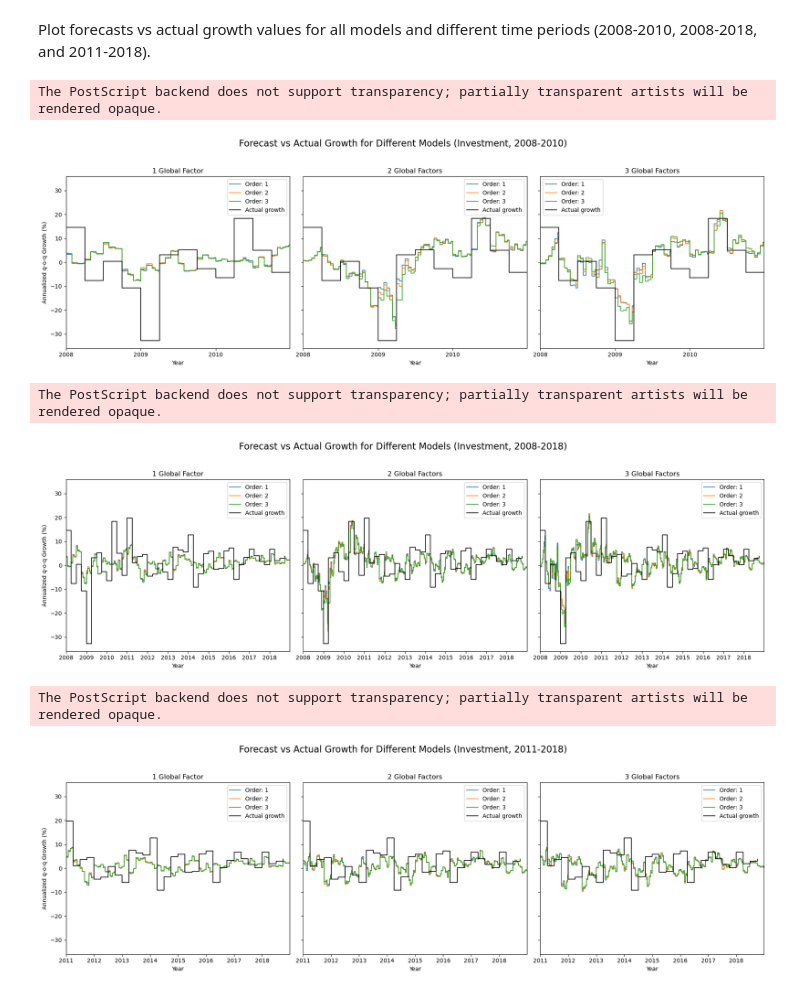
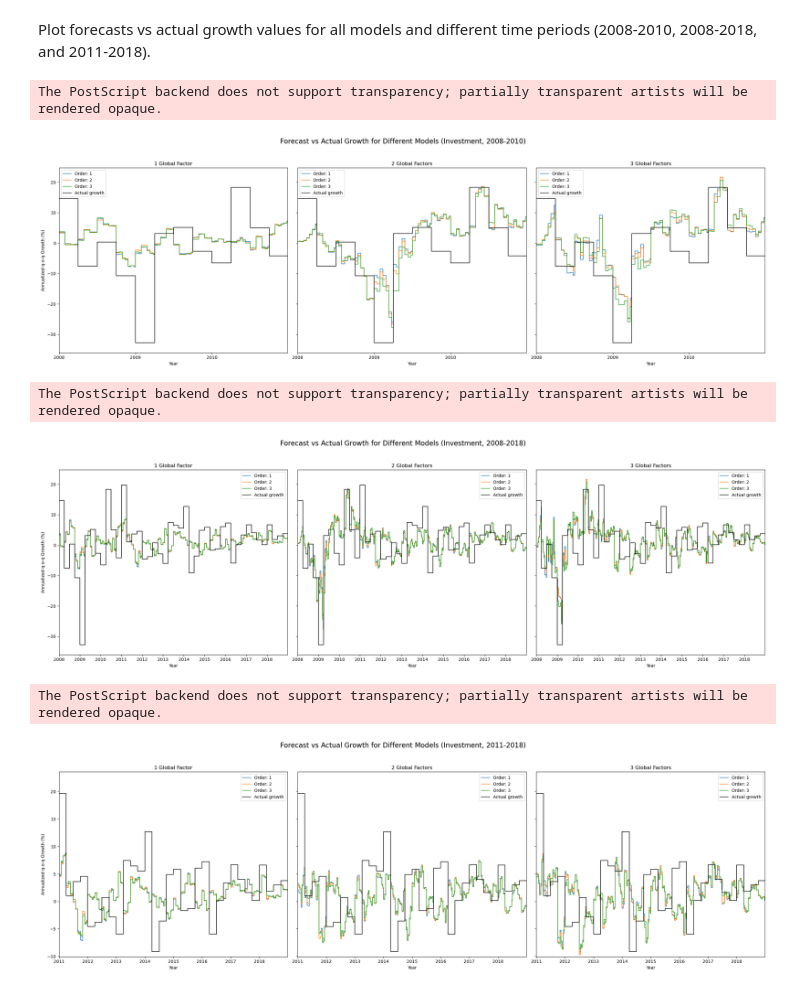
Before and after one commit to MashenkaOkuneva/nowcasting_with_text, a Jupyter notebook: dfm/experiments/DFM_hard_surveys_Global_Investment.ipynb, the cells around one changed output. Saved outputs shown, nothing was run; the diff lists cells and outputs as text; code cells hidden in the pictures.

Commit message:
Update forecast vs actual growth plots for Investment (hard+surveys).

```diff
--- a/dfm/experiments/DFM_hard_surveys_Global_Investment.ipynb
+++ b/dfm/experiments/DFM_hard_surveys_Global_Investment.ipynb
@@ -415,8 +415,18 @@ period_configs = {
 # Loop over each period configuration to create and save separate plots
 for period_label, config in period_configs.items():
 
+    # Extend the actual growth arrays so that the step function continues until the end of the x-axis
+    if period_label in ["2008-2018", "2011-2018"]:
+        x_act_extended = x_act.copy()
+        x_act_extended.append(config["xlim"][1])
+        y_act_extended = y_act.copy()
+        y_act_extended.append(y_act[-1])
+    else:
+        x_act_extended = x_act
+        y_act_extended = y_act
+
     # Create a figure with 1 row and 3 columns for the three global factor counts
-    fig, axs = plt.subplots(1, 3, figsize=(18, 6), sharey=True)
+    fig, axs = plt.subplots(1, 3, figsize=(24, 8), sharey=True)
 
     # Loop over each global factor count (1, 2, and 3)
     for i, num_factors in enumerate([1, 2, 3]):
@@ -451,34 +461,48 @@ for period_label, config in period_configs.items():
                     y_fore.append(row[col])
 
             # Plot the forecast step curve for the current order
             ax.step(x_fore, y_fore, where='post', linewidth=1.2, label=f"Order: {order}")
 
         # Plot actual growth as a step plot in each subplot
-        ax.step(x_act, y_act, where='post', color='black', linewidth=1.2, label="Actual growth")
+        ax.step(x_act_extended, y_act_extended, where='post', color='black', linewidth=1.2, label="Actual growth")
 
         # Customize the subplot
         ax.set_xlabel("Year")
         ax.set_xlim(config["xlim"][0], config["xlim"][1])
         ax.set_xticks(config["xticks"])
+
+        # Set y-axis limits based on the data within the period range
+        x_min, x_max = config["xlim"]
+        def filter_points(x_arr, y_arr, x_min, x_max):
+            return [y for x, y in zip(x_arr, y_arr) if x_min <= x <= x_max]
+
+        # Filter y-values
+        y_filtered = filter_points(x_fore, y_fore, x_min, x_max)
+        y_act_filtered = filter_points(x_act_extended, y_act_extended, x_min, x_max)
+
+        # Combine all filtered y-values
+        combined_y = y_filtered + y_act_filtered
+        ax.set_ylim(1.1 * min(combined_y), 1.2 * max(combined_y))
+
         ax.set_title(f"{num_factors} Global Factor{'s' if num_factors > 1 else ''}")
         if i == 0:
             ax.set_ylabel("Annualized q-o-q Growth (%)")
         ax.legend()
 
     plt.suptitle(f"Forecast vs Actual Growth for Different Models ({q_var}, {period_label})", fontsize=16)
     plt.tight_layout(rect=[0, 0.03, 1, 0.95])
 
     # Create the "plots" directory if it doesn't exist and save the figure as PNG and EPS
     os.makedirs(f"../plots/DFM_hard_surveys_global_factors_{q_var}", exist_ok=True)
     base_filename = os.path.join(f"../plots/DFM_hard_surveys_global_factors_{q_var}", f"DFM_hard_surveys_global_factors_forecast_vs_actual_{period_label}_{q_var}")
     plt.savefig(f"{base_filename}.png", format="png")
     plt.savefig(f"{base_filename}.eps", format="eps")
 
     plt.show()
 # %% [output]
 The PostScript backend does not support transparency; partially transparent artists will be rendered opaque.
-[figure, old version]
+[figure, new version]
 The PostScript backend does not support transparency; partially transparent artists will be rendered opaque.
-[figure, old version]
+[figure, new version]
 The PostScript backend does not support transparency; partially transparent artists will be rendered opaque.
-[figure, old version]
+[figure, new version]
```
Also changed, not shown: 6 other files.
